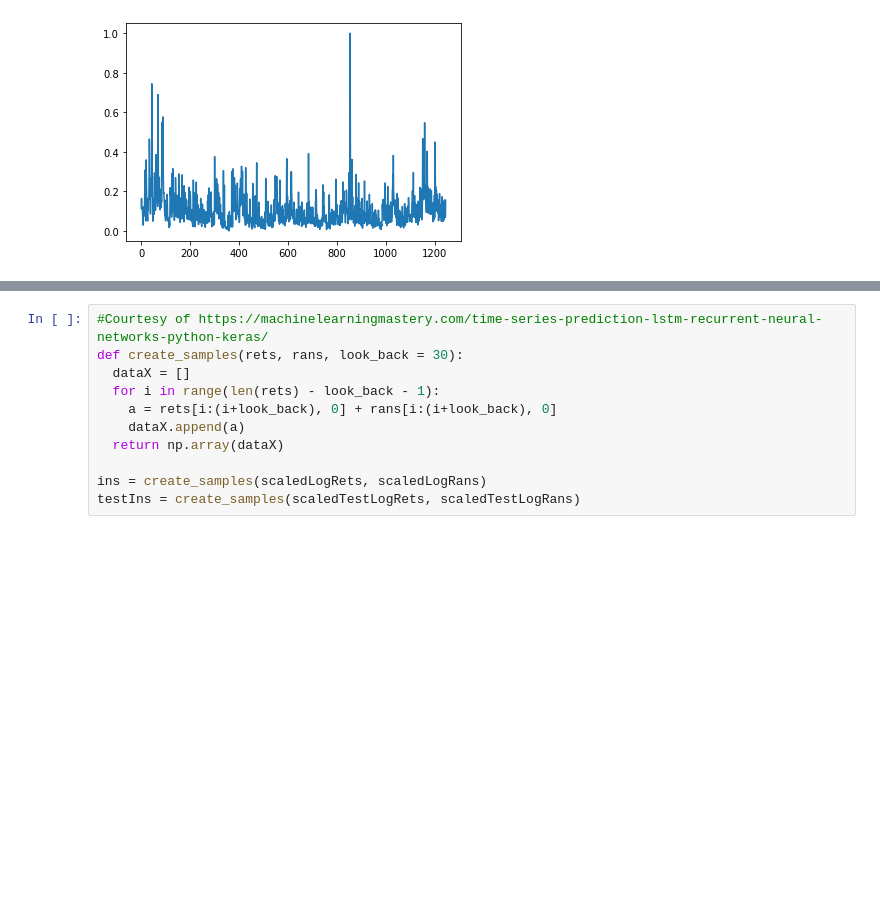
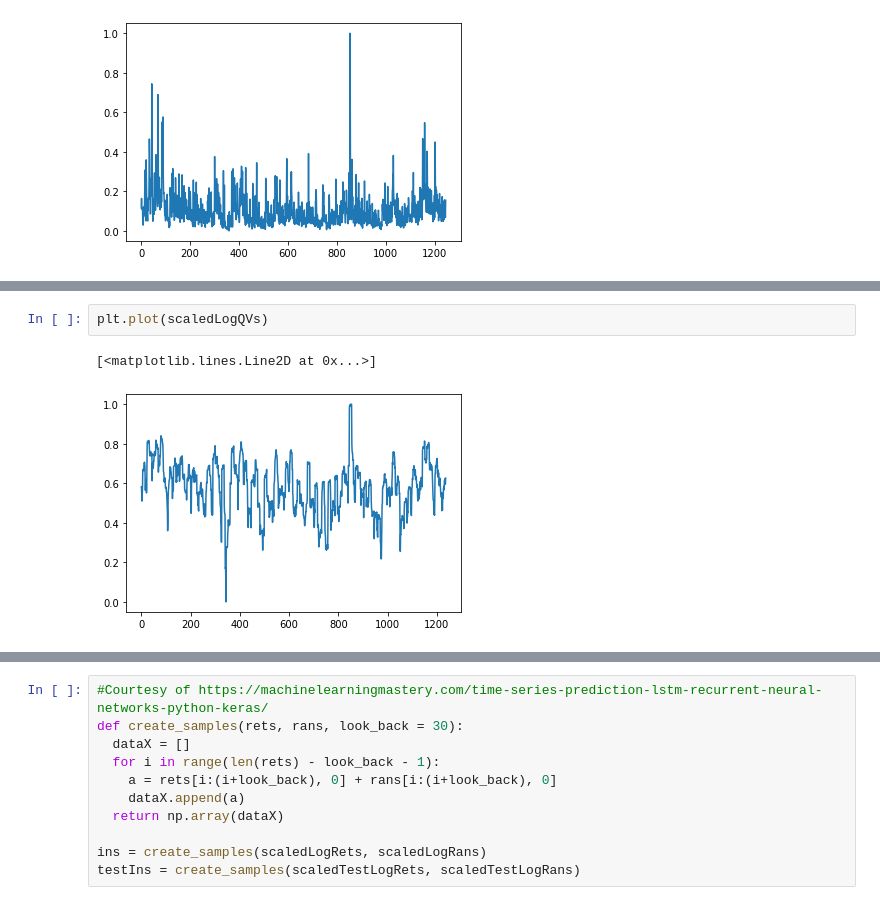
Before and after one commit to kcui5/EthereumVolatilityForecasting, a Jupyter notebook: Vol_LSTM.ipynb, the cells around one changed output, grey strips where cells are left out. Saved outputs shown, nothing was run; the diff lists cells and outputs as text; blank space fills up the shorter version.

```diff
--- a/Vol_LSTM.ipynb
+++ b/Vol_LSTM.ipynb
@@ -211,0 +236,5 @@ plt.plot(logQVs)
+# %%
+plt.plot(scaledLogQVs)
+# %% [output]
+[<matplotlib.lines.Line2D at 0x...>]
+[figure, added]
```
Also changed, not shown: parts of 21 cells of this notebook, 4 other files.
